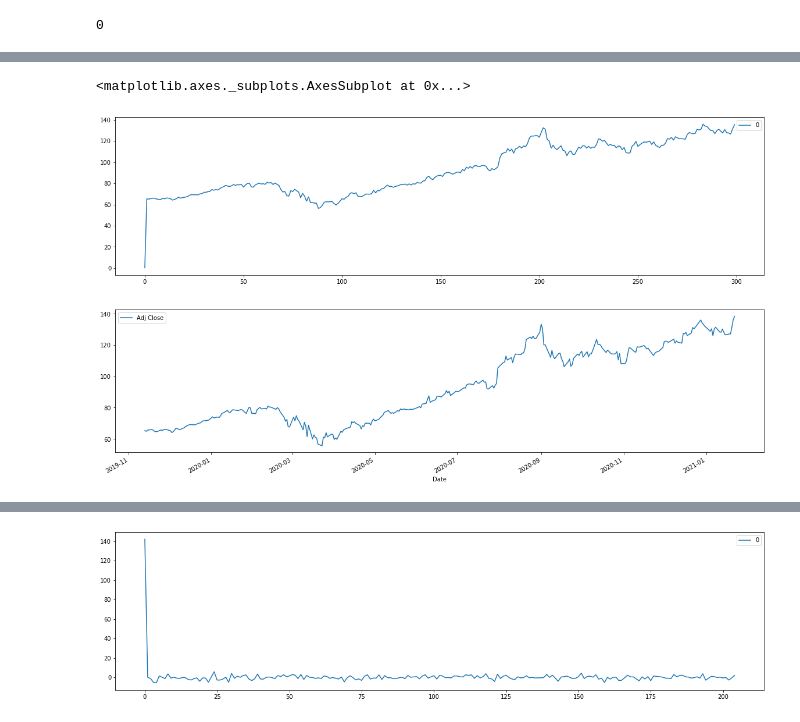
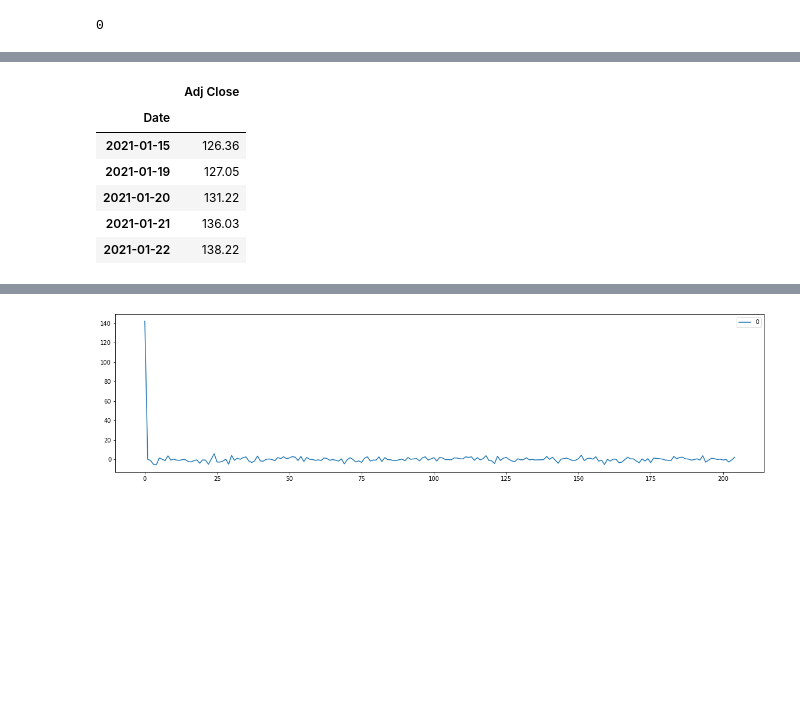
Before and after one commit to AMAYadav/PROJECTS-, a Jupyter notebook: APPLE_TIME_SEIRES_ANALYSIS.ipynb, the cells around one changed output, grey strips where cells are left out. Saved outputs shown, nothing was run; the diff lists cells and outputs as text; code cells hidden in the pictures; blank space fills up the shorter version.

```diff
--- a/APPLE_TIME_SEIRES_ANALYSIS.ipynb
+++ b/APPLE_TIME_SEIRES_ANALYSIS.ipynb
@@ -484,11 +478,11 @@ Total fit time: 77.989 seconds
-# %%
-forecasted_apple= auto.predict_in_sample()
-pd.DataFrame(forecasted_apple).plot(figsize=(20,5))
-train.plot(figsize=(20,5))
-
-
-# forecasted_apple= auto.predict(test.shape[0]).round(3)
-# %% [output]
-<matplotlib.axes._subplots.AxesSubplot at 0x...>
-[figure, removed]
-[figure, removed]
+# %%
+# train.head()
+train.tail()
+# %% [output]
+|  | Adj Close |
+| Date |  |
+| 2021-01-15 | 126.36 |
+| 2021-01-19 | 127.05 |
+| 2021-01-20 | 131.22 |
+| 2021-01-21 | 136.03 |
+| 2021-01-22 | 138.22 |
```
Also changed, not shown: parts of 10 cells of this notebook.
